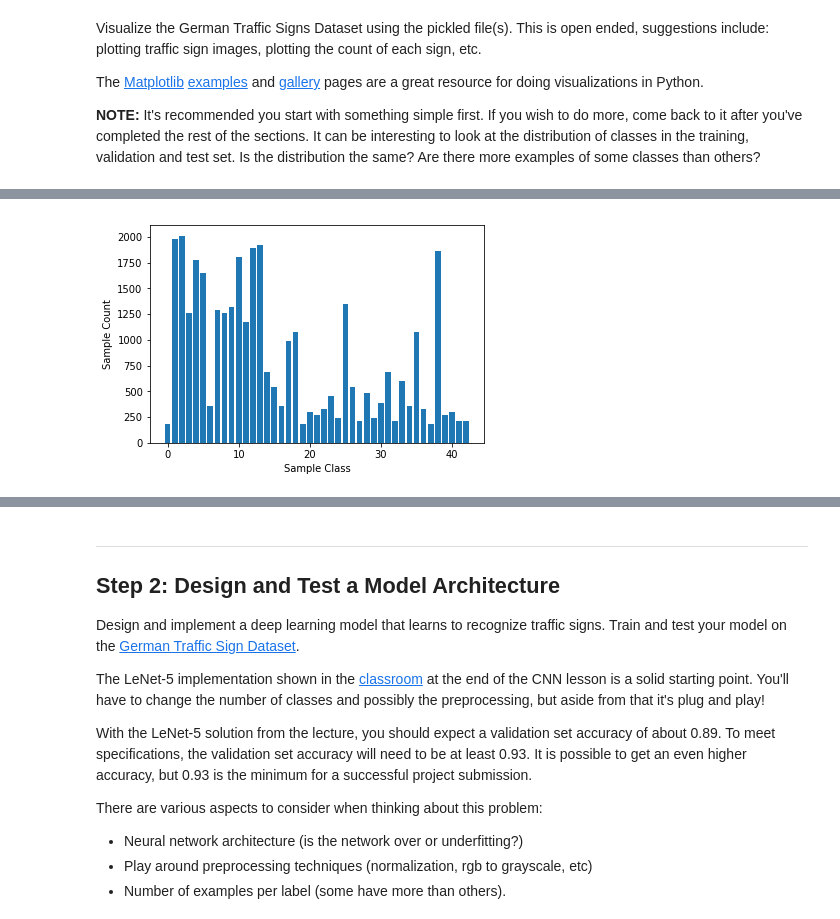
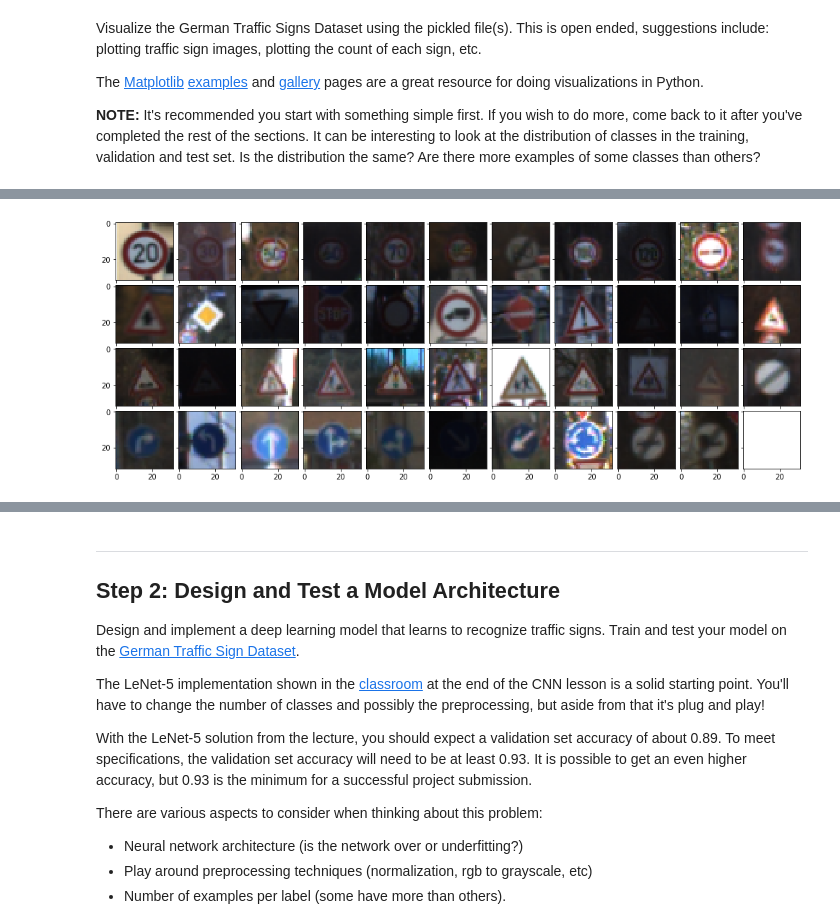
Before and after one commit to jayasim/CarND-Traffic-Sign-Classifier-Project, a Jupyter notebook: Traffic_Sign_Classifier.ipynb, the cells around one changed output, grey strips where cells are left out. Cells and saved outputs as stored; diff of their text form; code cells hidden in the pictures.

Commit message:
Updated traffic signs and new images

```diff
--- a/Traffic_Sign_Classifier.ipynb
+++ b/Traffic_Sign_Classifier.ipynb
@@ -136,15 +100,0 @@ for i in range(0, count*3, 3):
-# %%
-import numpy as np
-
-# plotting the count of each sign
-
-y_pos = range(n_classes)
-label_list = y_train.tolist()
-sign_type = [label_list.count(y) for y in range(n_classes)]
-
-plt.bar(y_pos, sign_type, width=0.8, align='center')
-plt.ylabel('Sample Count')
-plt.xlabel('Sample Class')
-plt.show()
-# %% [output]
-[figure, removed]
@@ -150,0 +107,24 @@ plt.show()
+# %%
+classes = range(n_classes)
+y_train_list = y_train.tolist()
+examples = [ y_train_list.index(c) for c in classes ]
+X_examples = [ X_train[i] for i in examples ]
+# %%
+import math
+from mpl_toolkits.axes_grid1 import ImageGrid
+
+def display_traffic_signs(dataset):
+    n_cols = 11 if len(dataset) > 10 else len(dataset)
+    width = math.ceil(n_cols * 1.5)
+    fig1 = plt.figure(1, (width, width * math.ceil(len(dataset)/n_cols)))
+    grid1 = ImageGrid(fig1, 111,
+                     nrows_ncols=(math.ceil(len(dataset)/n_cols), n_cols),
+                     axes_pad=0.1,
+                    )
+
+    for index, img in enumerate(dataset):
+        grid1[index].imshow(img)
+
+display_traffic_signs(X_examples)
+# %% [output]
+[figure, added]
```
Also changed, not shown: parts of 31 cells of this notebook, 28 other files.
